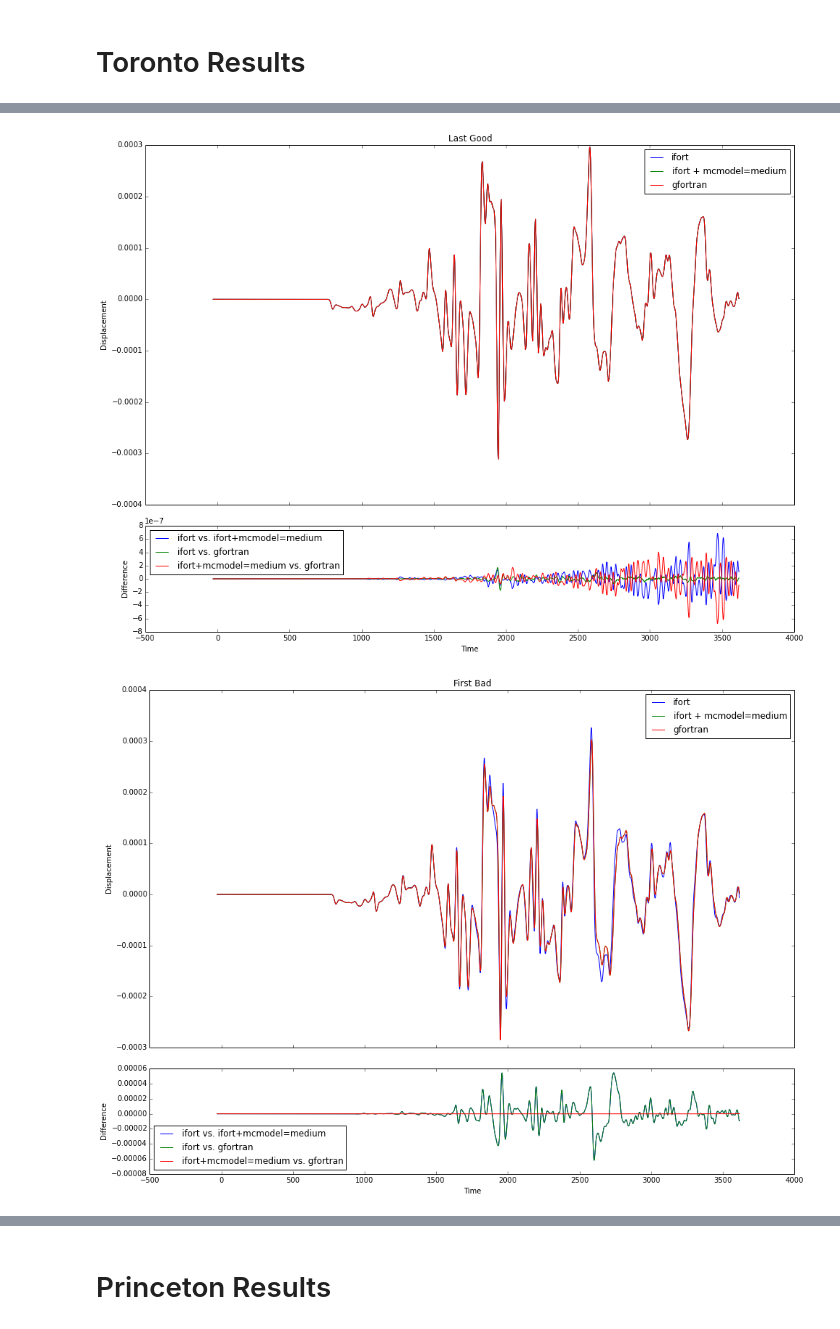
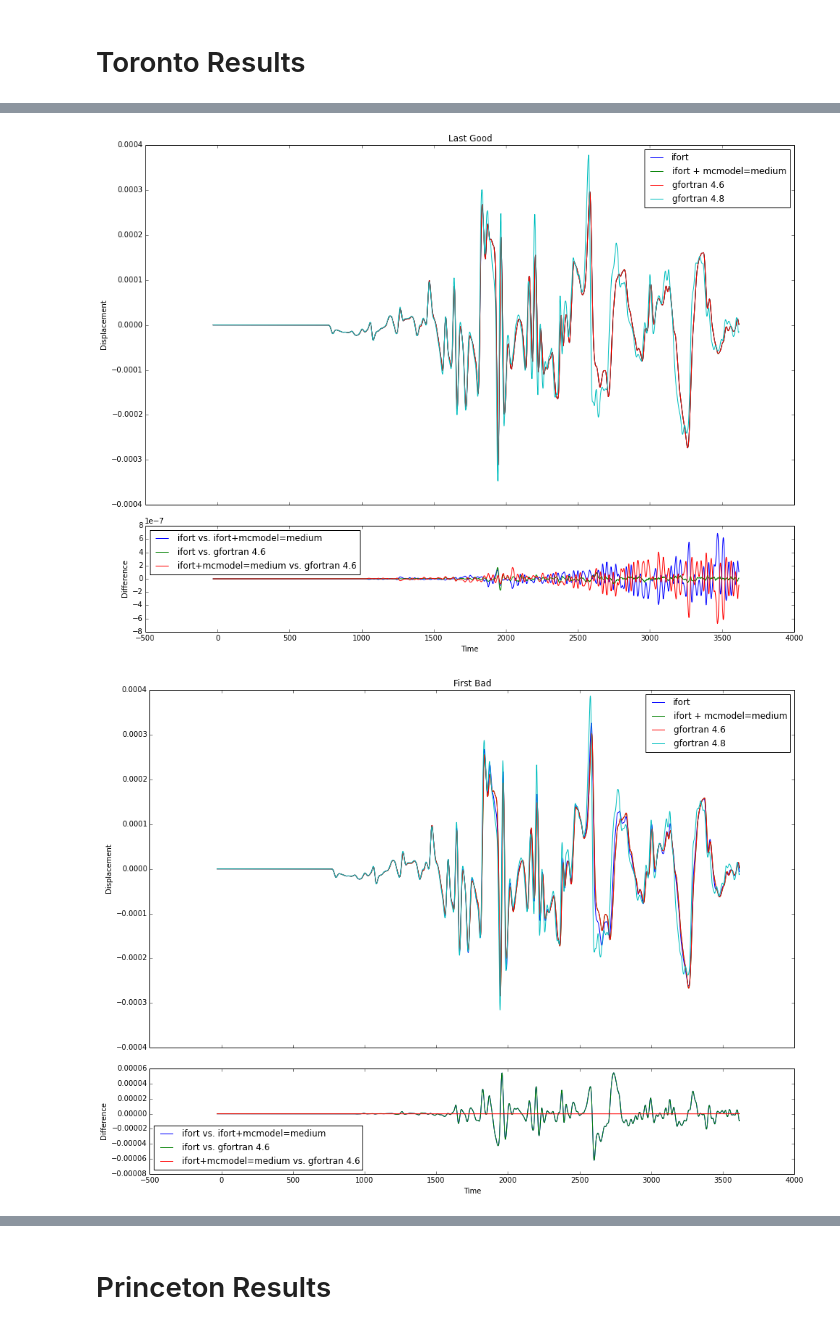
Before and after one commit to QuLogic/s362ani-bug-analysis, a Jupyter notebook: Analysis.ipynb, the cells around one changed output, grey strips where cells are left out. Drawn from its saved outputs; the diff is of its cells as text; code cells hidden in the pictures.

Commit message:
Add gfortran 4.8 results.

```diff
--- a/Analysis.ipynb
+++ b/Analysis.ipynb
@@ -38,10 +41,12 @@ REV_BY_DATE = ['76e77ba9', 'b04f025d', 'd1de5ba7', '733e6b18'] # Sorted by date
 ifort = {}
 ifort_medium = {}
 gfortran = {}
+gfortran48 = {}
 for r in REVS:
     ifort[r] = np.genfromtxt('Toronto/specfem3d_globe-%s/OUTPUT_FILES/AAE.IU.MXE.sem.ascii' % (r))
     ifort_medium[r] = np.genfromtxt('Toronto/specfem3d_globe-mcmodel-medium-%s/OUTPUT_FILES/AAE.IU.MXE.sem.ascii' % (r))
     gfortran[r] = np.genfromtxt('Toronto/specfem3d_globe-gfortran-%s/OUTPUT_FILES/AAE.IU.MXE.sem.ascii' % (r))
+    gfortran48[r] = np.genfromtxt('Toronto/specfem3d_globe-gfortran48-%s/OUTPUT_FILES/AAE.IU.MXE.sem.ascii' % (r))
 # %%
 for r in REV_BY_DATE:
     plt.figure(figsize=(16,12))
@@ -52,14 +57,15 @@ for r in REV_BY_DATE:
 
     ax1.plot(ifort[r][:,0], ifort[r][:,1], label='ifort')
     ax1.plot(ifort_medium[r][:,0], ifort_medium[r][:,1], label='ifort + mcmodel=medium')
-    ax1.plot(gfortran[r][:,0], gfortran[r][:,1], label='gfortran')
+    ax1.plot(gfortran[r][:,0], gfortran[r][:,1], label='gfortran 4.6')
+    ax1.plot(gfortran48[r][:,0], gfortran48[r][:,1], label='gfortran 4.8')
     ax1.legend(loc='best')
     ax1.set_ylabel('Displacement')
     ax1.set_title(REVS[r])
 
     ax2.plot(ifort[r][:,0], ifort[r][:,1] - ifort_medium[r][:,1], label='ifort vs. ifort+mcmodel=medium')
-    ax2.plot(ifort[r][:,0], ifort[r][:,1] - gfortran[r][:,1], label='ifort vs. gfortran')
-    ax2.plot(ifort_medium[r][:,0], ifort_medium[r][:,1] - gfortran[r][:,1], label='ifort+mcmodel=medium vs. gfortran')
+    ax2.plot(ifort[r][:,0], ifort[r][:,1] - gfortran[r][:,1], label='ifort vs. gfortran 4.6')
+    ax2.plot(ifort_medium[r][:,0], ifort_medium[r][:,1] - gfortran[r][:,1], label='ifort+mcmodel=medium vs. gfortran 4.6')
     ax2.legend(loc='best')
     ax2.set_xlabel('Time')
     ax2.set_ylabel('Difference')
@@ -68,2 +74,2 @@ for r in REV_BY_DATE:
-[figure, old version]
+[figure, new version]
-[figure, old version]
+[figure, new version]
```
Also changed, not shown: parts of 7 cells of this notebook, 12 other files.
